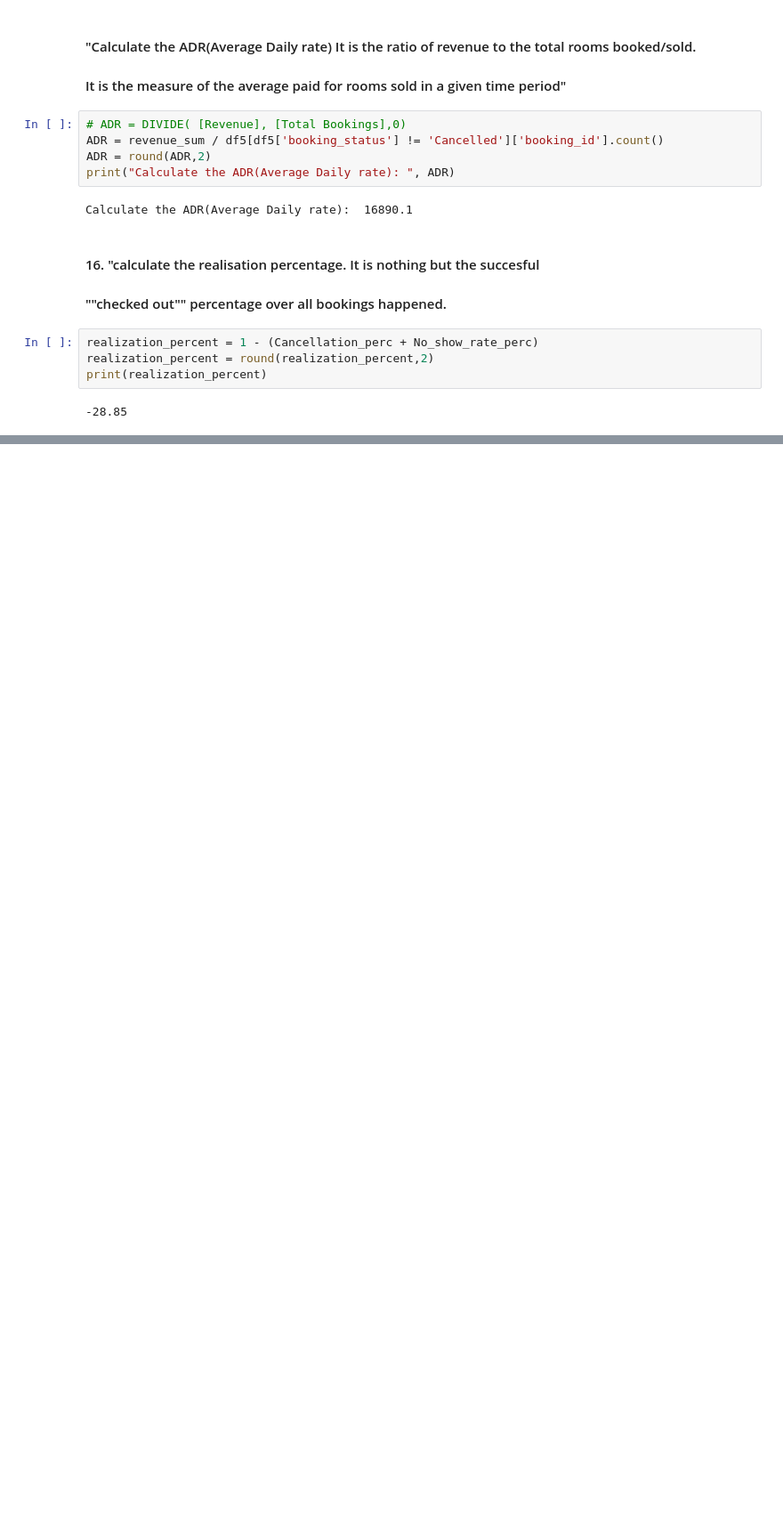
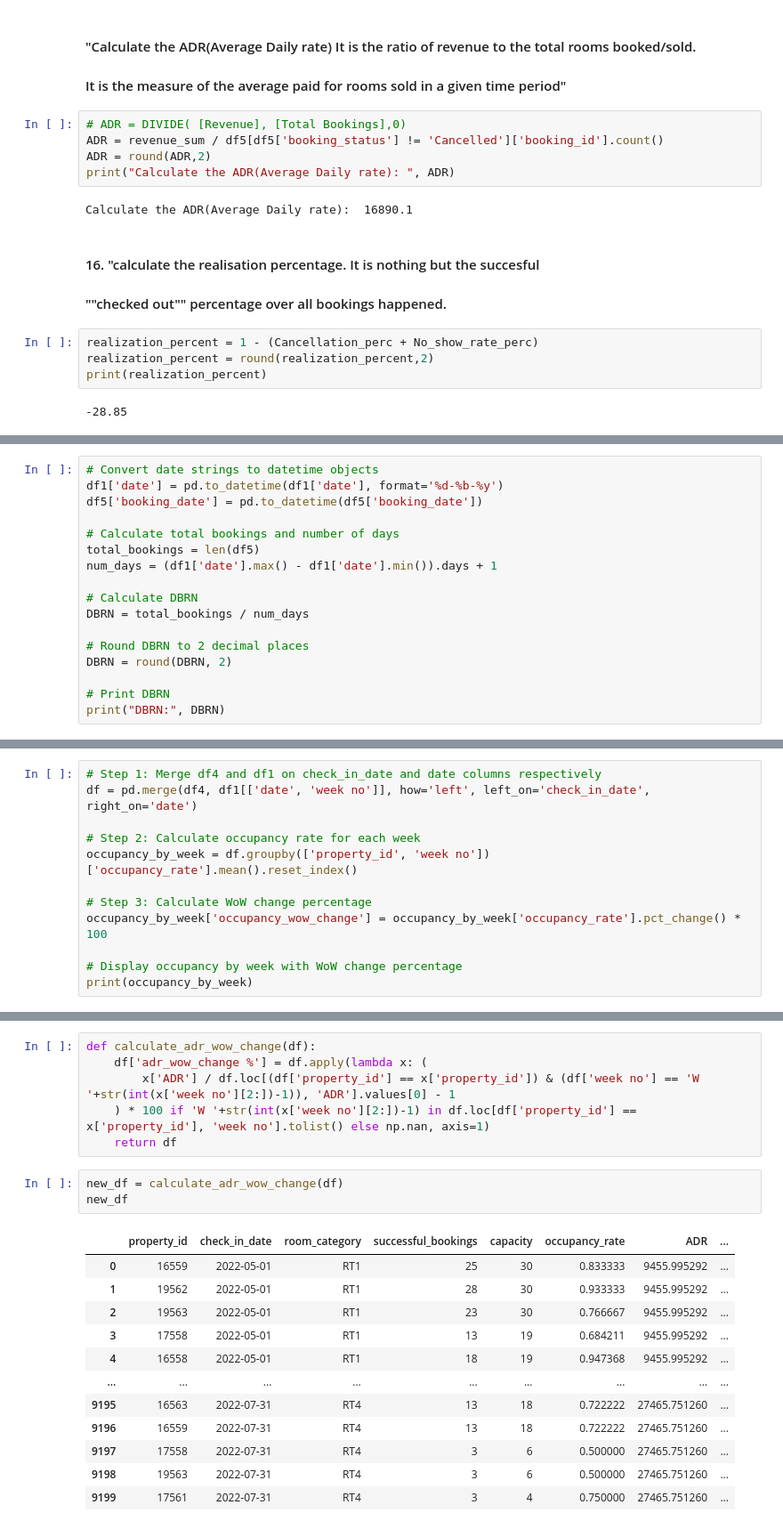
Before and after one commit to Shrihith-a/Hospitality_Dashboard, a Jupyter notebook: Notebook/Metrics_Measures.ipynb, the cells around one changed output, grey strips where cells are left out. Shown at 89% size. Saved outputs shown, nothing was run; the diff lists cells and outputs as text; blank space fills up the shorter version.

```diff
--- a/Notebook/Metrics_Measures.ipynb
+++ b/Notebook/Metrics_Measures.ipynb
@@ -209,0 +291,17 @@ print(realization_percent)
+# %%
+# Convert date strings to datetime objects
+df1['date'] = pd.to_datetime(df1['date'], format='%d-%b-%y')
+df5['booking_date'] = pd.to_datetime(df5['booking_date'])
+
+# Calculate total bookings and number of days
+total_bookings = len(df5)
+num_days = (df1['date'].max() - df1['date'].min()).days + 1
+
+# Calculate DBRN
+DBRN = total_bookings / num_days
+
+# Round DBRN to 2 decimal places
+DBRN = round(DBRN, 2)
+
+# Print DBRN
+print("DBRN:", DBRN)
@@ -209,0 +416,12 @@ print(realization_percent)
+# %%
+# Step 1: Merge df4 and df1 on check_in_date and date columns respectively
+df = pd.merge(df4, df1[['date', 'week no']], how='left', left_on='check_in_date', right_on='date')
+
+# Step 2: Calculate occupancy rate for each week
+occupancy_by_week = df.groupby(['property_id', 'week no'])['occupancy_rate'].mean().reset_index()
+
+# Step 3: Calculate WoW change percentage
+occupancy_by_week['occupancy_wow_change'] = occupancy_by_week['occupancy_rate'].pct_change() * 100
+
+# Display occupancy by week with WoW change percentage
+print(occupancy_by_week)
@@ -209,0 +445,22 @@ print(realization_percent)
+# %%
+def calculate_adr_wow_change(df):
+    df['adr_wow_change %'] = df.apply(lambda x: (
+        x['ADR'] / df.loc[(df['property_id'] == x['property_id']) & (df['week no'] == 'W '+str(int(x['week no'][2:])-1)), 'ADR'].values[0] - 1
+    ) * 100 if 'W '+str(int(x['week no'][2:])-1) in df.loc[df['property_id'] == x['property_id'], 'week no'].tolist() else np.nan, axis=1)
+    return df
+# %%
+new_df = calculate_adr_wow_change(df)
+new_df
+# %% [output]
+|  | property_id | check_in_date | room_category | successful_bookings | capacity | occupancy_rate | ADR | ... |
+| 0 | 16559 | 2022-05-01 | RT1 | 25 | 30 | 0.833333 | 9455.995292 | ... |
+| 1 | 19562 | 2022-05-01 | RT1 | 28 | 30 | 0.933333 | 9455.995292 | ... |
+| 2 | 19563 | 2022-05-01 | RT1 | 23 | 30 | 0.766667 | 9455.995292 | ... |
+| 3 | 17558 | 2022-05-01 | RT1 | 13 | 19 | 0.684211 | 9455.995292 | ... |
+| 4 | 16558 | 2022-05-01 | RT1 | 18 | 19 | 0.947368 | 9455.995292 | ... |
+| ... | ... | ... | ... | ... | ... | ... | ... | ... |
+| 9195 | 16563 | 2022-07-31 | RT4 | 13 | 18 | 0.722222 | 27465.751260 | ... |
+| 9196 | 16559 | 2022-07-31 | RT4 | 13 | 18 | 0.722222 | 27465.751260 | ... |
+| 9197 | 17558 | 2022-07-31 | RT4 | 3 | 6 | 0.500000 | 27465.751260 | ... |
+| 9198 | 19563 | 2022-07-31 | RT4 | 3 | 6 | 0.500000 | 27465.751260 | ... |
+| 9199 | 17561 | 2022-07-31 | RT4 | 3 | 4 | 0.750000 | 27465.751260 | ... |
```
Also changed, not shown: parts of 30 cells of this notebook, 10 other files.
